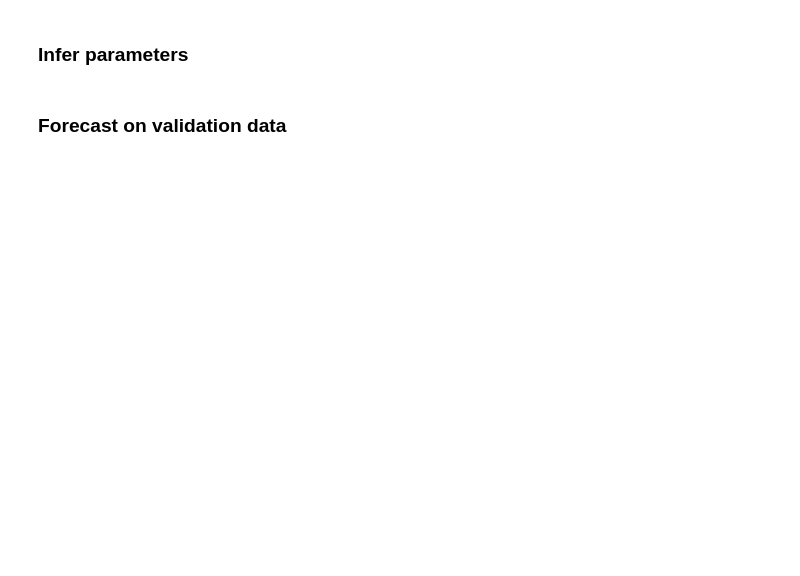
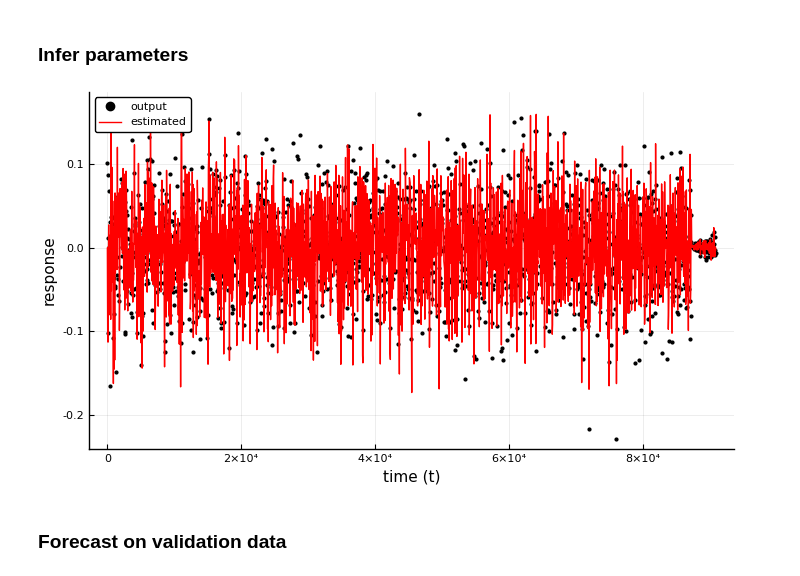
Before and after one commit to biaslab/nsi-silverbox, a Jupyter notebook: forecasting/forecasting-NLARX.ipynb, the cells around one changed output. Cells and saved outputs as stored; diff of their text form; code cells hidden in the pictures; blank space fills up the shorter version.

```diff
--- a/forecasting/forecasting-NLARX.ipynb
+++ b/forecasting/forecasting-NLARX.ipynb
@@ -348,6 +349,17 @@ for t = 1:T_trn
     params_ϕ[2][:,:,t] = V_ϕ
 
 end
+# %%
+# Extract mean of state marginals
+estimated_states = params_z[1][1,:]
+
+# Plot every n-th time-point to avoid figure size exploding
+n = 50
+
+p3 = Plots.scatter(1:n:T_trn, output_trn[1:n:T_trn], color="black", label="output", markersize=2, size=(700,400), xlabel="time (t)", ylabel="response", legend=:topleft)
+Plots.plot!(1:n:T_trn, estimated_states[1:n:T_trn], color="red", linewidth=1, label="estimated")
+# %% [output]
+[figure, added]
 # %% [markdown]
 ### Forecast on validation data
 # %%
```
Also changed, not shown: parts of 21 cells of this notebook.
